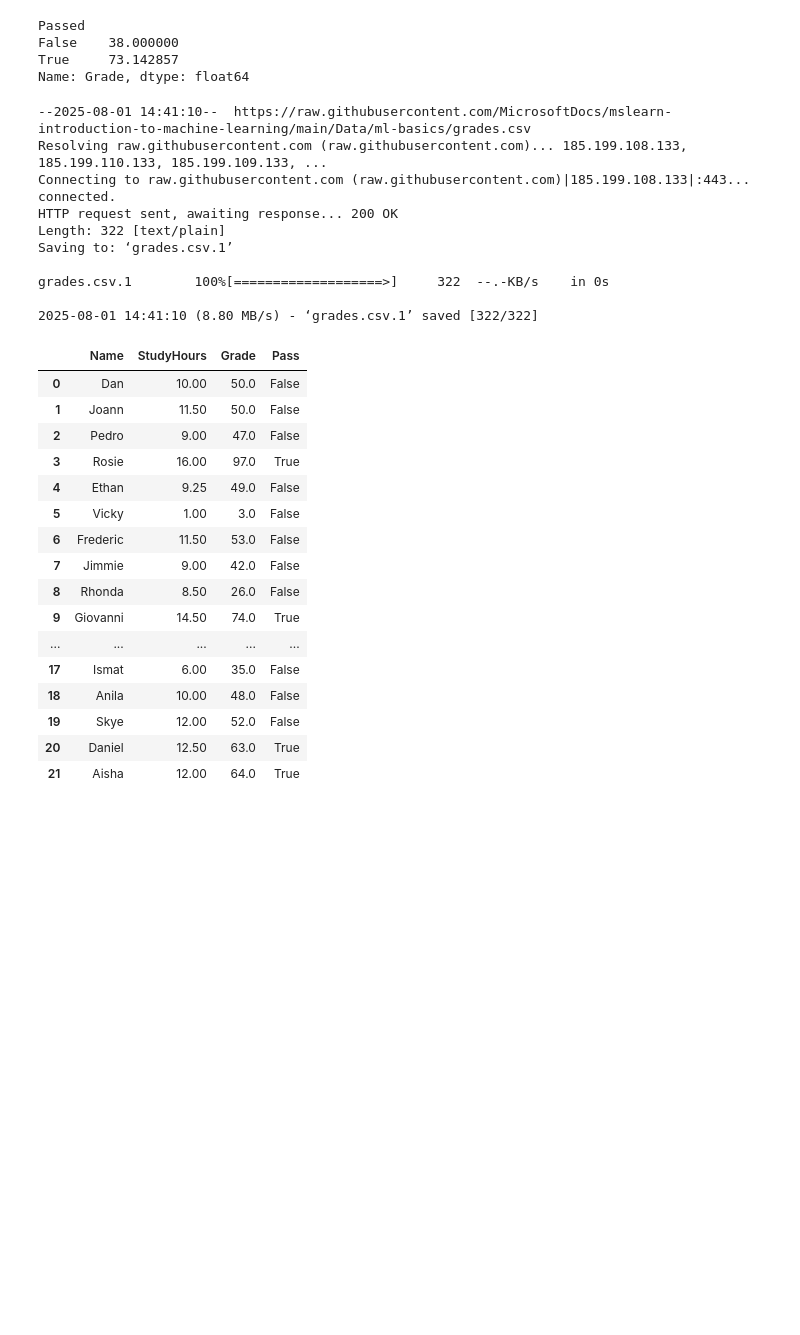
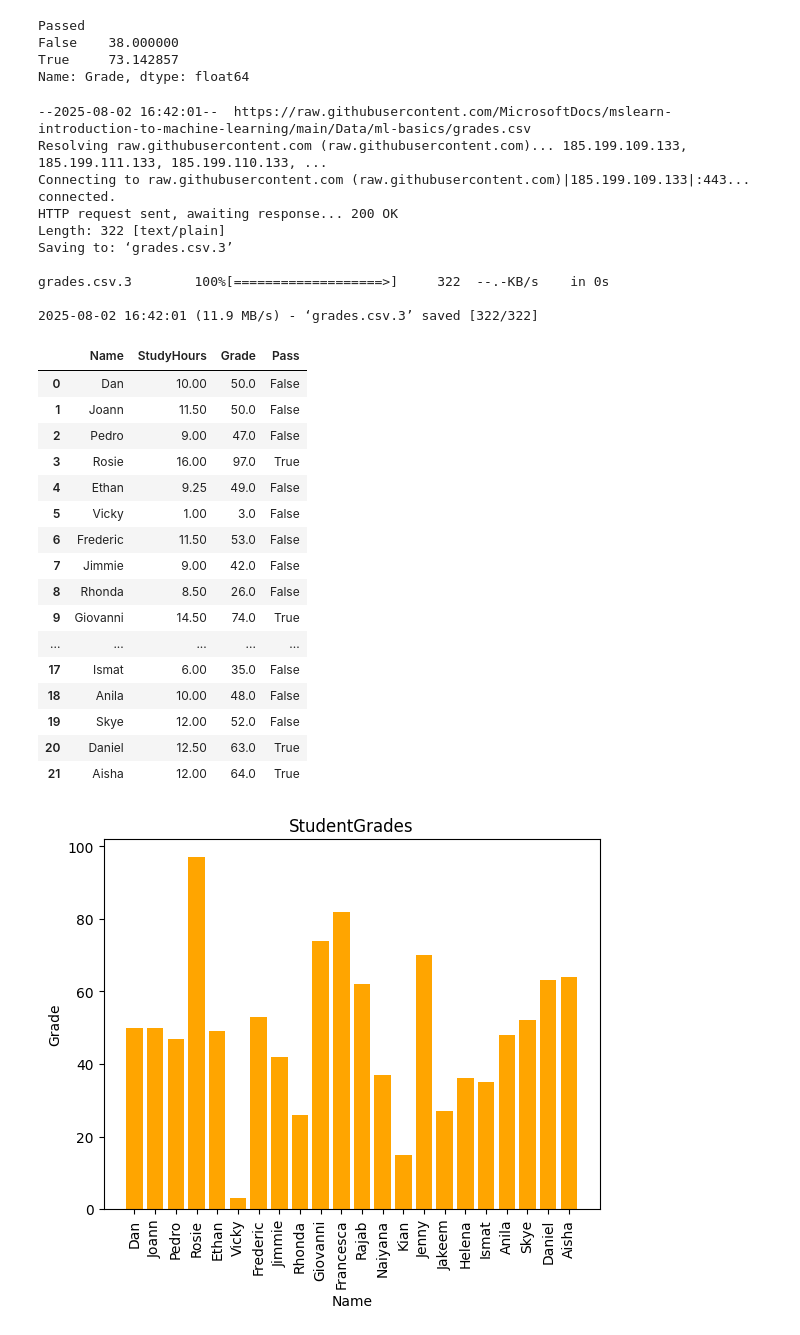
Before and after one commit to Hafsha7022/PythonPractice, a Jupyter notebook: StudentData.ipynb, the cells around one changed output. Saved outputs shown, nothing was run; the diff lists cells and outputs as text; code cells hidden in the pictures; blank space fills up the shorter version.

```diff
--- a/StudentData.ipynb
+++ b/StudentData.ipynb
@@ -206,7 +208,7 @@ df_students = df_students.sort_values('Grade', ascending=False)
 # %%
 # Load data from a text file
 !wget https://raw.githubusercontent.com/MicrosoftDocs/mslearn-introduction-to-machine-learning/main/Data/ml-basics/grades.csv
-df_students = pd.read_csv('grades.csv',delimiter=',',header='infer')
+#df_students = pd.read_csv('grades.csv',delimiter=',',header='infer')       #uncomment this, to read csv
 
 # Remove any rows with missing data
 df_students = df_students.dropna(axis=0, how='any')
@@ -220,16 +222,16 @@ df_students = pd.concat([df_students, passes.rename("Pass")], axis=1)
 # Print the result out into this notebook
 df_students
 # %% [output]
---2025-08-01 14:41:10--  https://raw.githubusercontent.com/MicrosoftDocs/mslearn-introduction-to-machine-learning/main/Data/ml-basics/grades.csv
-Resolving raw.githubusercontent.com (raw.githubusercontent.com)... 185.199.108.133, 185.199.110.133, 185.199.109.133, ...
-Connecting to raw.githubusercontent.com (raw.githubusercontent.com)|185.199.108.133|:443... connected.
+--2025-08-02 16:42:01--  https://raw.githubusercontent.com/MicrosoftDocs/mslearn-introduction-to-machine-learning/main/Data/ml-basics/grades.csv
+Resolving raw.githubusercontent.com (raw.githubusercontent.com)... 185.199.109.133, 185.199.111.133, 185.199.110.133, ...
+Connecting to raw.githubusercontent.com (raw.githubusercontent.com)|185.199.109.133|:443... connected.
 HTTP request sent, awaiting response... 200 OK
 Length: 322 [text/plain]
-Saving to: ‘grades.csv.1’
+Saving to: ‘grades.csv.3’
 
-grades.csv.1        100%[===================>]     322  --.-KB/s    in 0s
+grades.csv.3        100%[===================>]     322  --.-KB/s    in 0s
 
-2025-08-01 14:41:10 (8.80 MB/s) - ‘grades.csv.1’ saved [322/322]
+2025-08-02 16:42:01 (11.9 MB/s) - ‘grades.csv.3’ saved [322/322]
 |  | Name | StudyHours | Grade | Pass |
 | 0 | Dan | 10.00 | 50.0 | False |
 | 1 | Joann | 11.50 | 50.0 | False |
@@ -250,4 +252,15 @@ grades.csv.1        100%[===================>]     322  --.-KB/s    in 0s
 # %%
 from matplotlib import pyplot as plt
 
-plt.bar(df_students.Name)
+#fig = plt.figure(figsize=(12.8,7.2))     #to change size of graph
+
+
+plt.bar(x=df_students.Name, height=df_students.Grade, color="Orange")
+plt.title("StudentGrades")
+plt.xlabel("Name")
+plt.ylabel("Grade")
+plt.xticks(rotation=90)
+
+plt.show()
+# %% [output]
+[figure, added]
```
Also changed, not shown: parts of 5 cells of this notebook, 1 other file.
